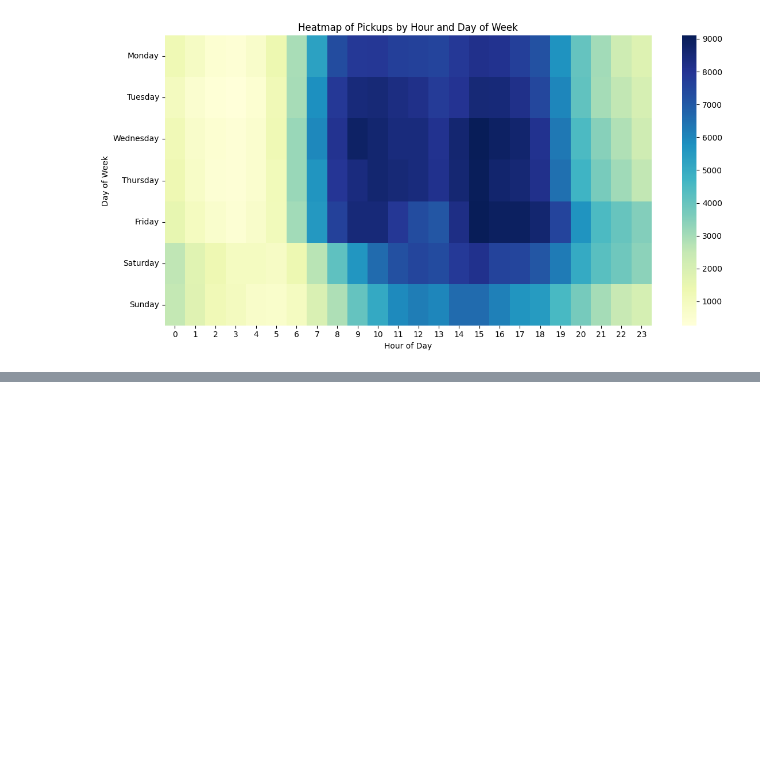
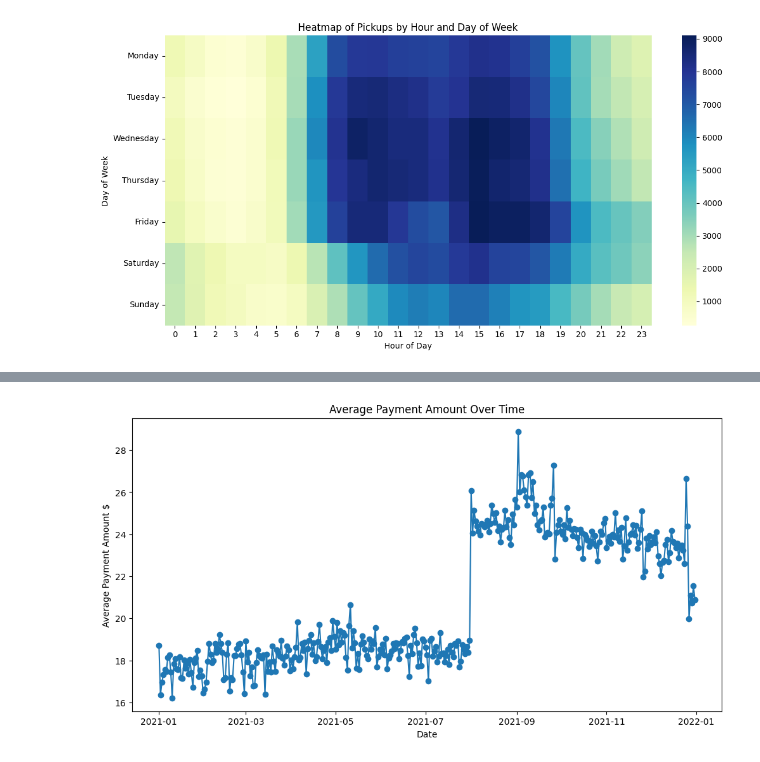
Before and after one commit to amiralimodir/Transportation-Project, a Jupyter notebook: Project.ipynb, the cells around one changed output, grey strips where cells are left out. Saved outputs shown, nothing was run; the diff lists cells and outputs as text; code cells hidden in the pictures; blank space fills up the shorter version.

```diff
--- a/Project.ipynb
+++ b/Project.ipynb
@@ -193,0 +230,10 @@ plt.show()
+# %%
+average_payment = data.groupby('date')['total_amount'].mean()
+plt.figure(figsize=(12, 6))
+average_payment.plot(kind='line', marker='o')
+plt.title('Average Payment Amount Over Time')
+plt.xlabel('Date')
+plt.ylabel('Average Payment Amount $')
+plt.show()
+# %% [output]
+[figure, added]
```
Also changed, not shown: parts of 38 cells of this notebook.
